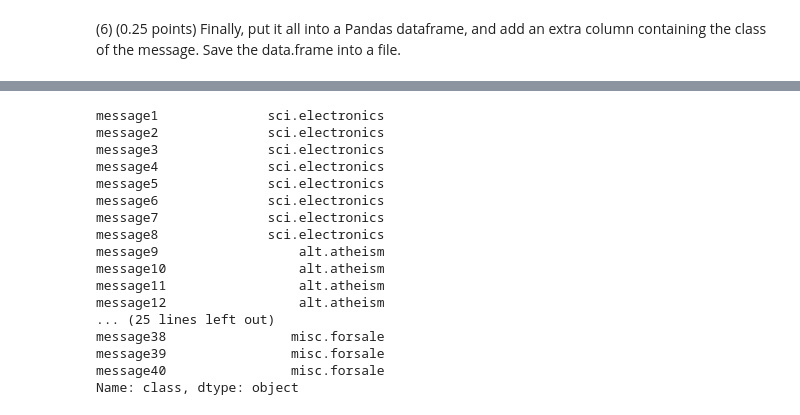
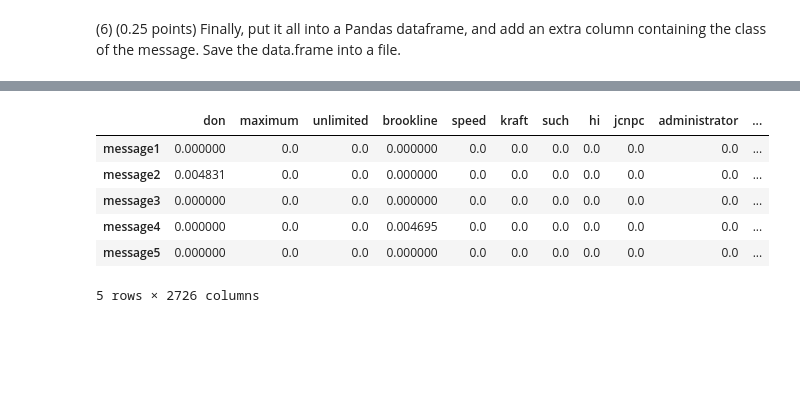
Before and after one commit to dreth/UC3MAdvancedProgramming, a Jupyter notebook: Assignment 2/featureExtraction - forstudents.ipynb, the cells around one changed output, grey strips where cells are left out. Drawn from its saved outputs; the diff is of its cells as text; code cells hidden in the pictures; blank space fills up the shorter version.

```diff
--- a/Assignment 2/featureExtraction - forstudents.ipynb
+++ b/Assignment 2/featureExtraction - forstudents.ipynb
@@ -96,3 +110,7 @@ words = returnWords(message)
 print(words)
 # %% [output]
 ['In', 'a', 'hole', 'in', 'the', 'ground', 'there', 'lived', 'a', 'Hobbit']
+# %%
+# using the second function
+words = replaceReturnWords(message)
+print(words)
@@ -194,20 +272,3 @@ WordsUnique(returnWords(message))
 ['a', 'in', 'lived', 'there', 'hobbit', 'ground', 'the', 'hole']
 # %% [markdown]
 (5) (0.5 points) Now, put all the word counts into a numpy matrix. This matrix should have as many columns as unique words, and as many rows as messages read (8x5=40, in fact)
-# %%
-import numpy as np
-
-dicts = CountRandFirst()
-unique_words = ArticlesUnique(dicts[0])
-dim = [len(dicts[0]), len(unique_words)]
-message_counts = np.zeros(dim)
-
-duw = {}
-for i,word in enumerate(unique_words):
-    duw[word] = i
-
-for row,cnts in enumerate(dicts[0]):
-    for word,count in cnts.items():
-        message_counts[row,duw[word]] += count
-
-print(message_counts)
@@ -275,11 +367,18 @@ array([[0.        , 0.        , 0.        , ..., 0.        , 0.        ,
 # %% [markdown]
 (6) (0.25 points) Finally, put it all into a Pandas dataframe, and add an extra column containing the class of the message. Save the data.frame into a file.
 # %%
-import pandas as pd
+# we create the dataframe from a dictionary
+# maybe a bad habit i have but i love dictionaries!
+df = {}
 
-df = {}
+# going through the amount of unique words
 for i in range(ratios.shape[1]):
+    # adding a column to the df corresponding to each column of the ratios array
     df[unique_words[i]] = ratios[:,i]
+
+# creating a dataframe out of this
 df = pd.DataFrame(df)
+# setting the index to be message + the number of the message
 df.index = [f'message{x+1}' for x in range(40)]
-df['class'] = dicts[1]
+# we add the class column for each message
+df['class'] = message_classes
@@ -307,20 +385,11 @@ df
-# %%
-df['class']
-# %% [output]
-message1              sci.electronics
-message2              sci.electronics
-message3              sci.electronics
-message4              sci.electronics
-message5              sci.electronics
-message6              sci.electronics
-message7              sci.electronics
-message8              sci.electronics
-message9                  alt.atheism
-message10                 alt.atheism
-message11                 alt.atheism
-message12                 alt.atheism
-... (25 lines left out)
-message38                misc.forsale
-message39                misc.forsale
-message40                misc.forsale
-Name: class, dtype: object
+# %%
+# checking the dataframe
+df.head()
+# %% [output]
+|  | don | maximum | unlimited | brookline | speed | kraft | such | hi | jcnpc | administrator | ... |
+| message1 | 0.000000 | 0.0 | 0.0 | 0.000000 | 0.0 | 0.0 | 0.0 | 0.0 | 0.0 | 0.0 | ... |
+| message2 | 0.004831 | 0.0 | 0.0 | 0.000000 | 0.0 | 0.0 | 0.0 | 0.0 | 0.0 | 0.0 | ... |
+| message3 | 0.000000 | 0.0 | 0.0 | 0.000000 | 0.0 | 0.0 | 0.0 | 0.0 | 0.0 | 0.0 | ... |
+| message4 | 0.000000 | 0.0 | 0.0 | 0.004695 | 0.0 | 0.0 | 0.0 | 0.0 | 0.0 | 0.0 | ... |
+| message5 | 0.000000 | 0.0 | 0.0 | 0.000000 | 0.0 | 0.0 | 0.0 | 0.0 | 0.0 | 0.0 | ... |
+5 rows × 2726 columns
```
Also changed, not shown: parts of 20 cells of this notebook.
